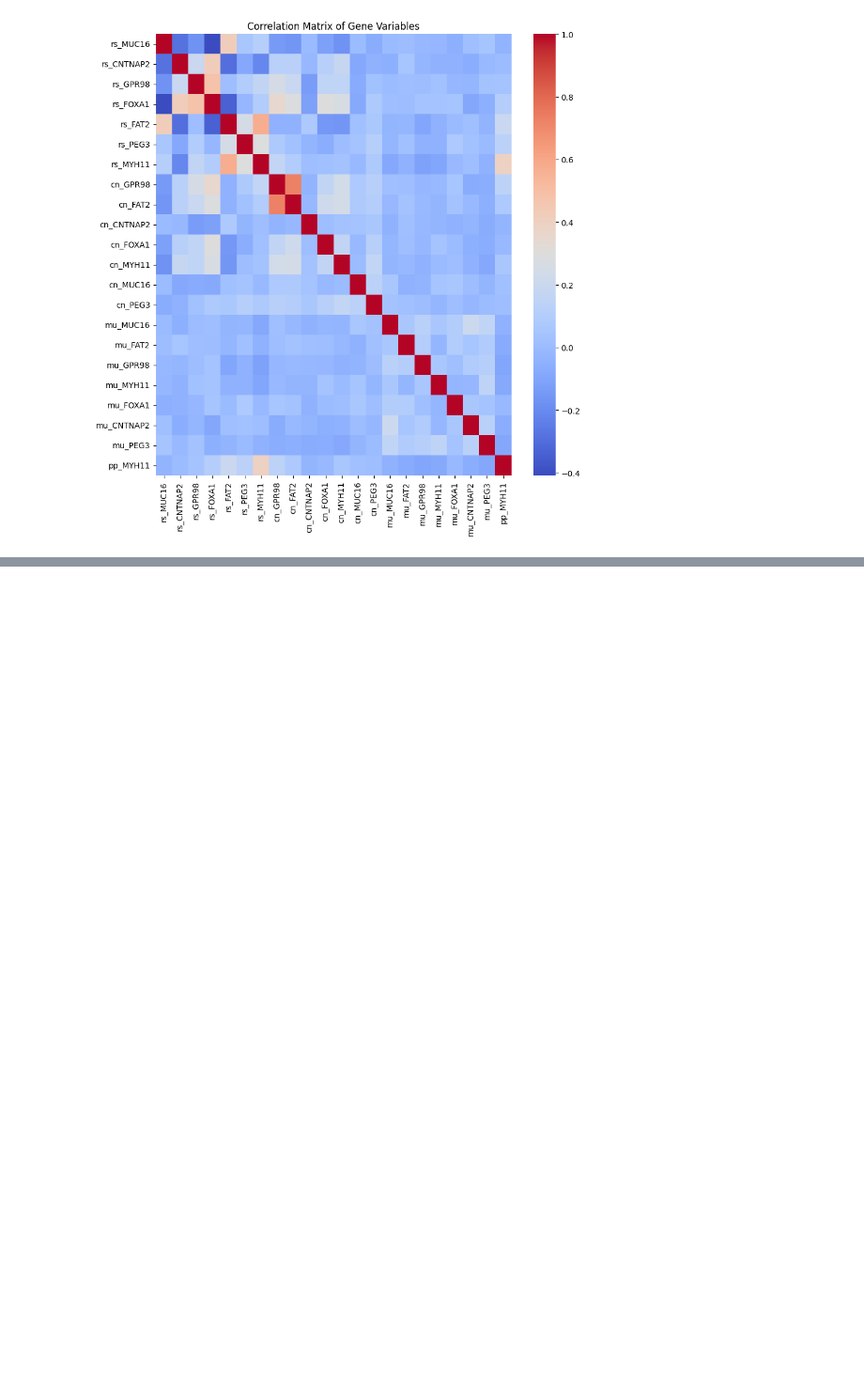
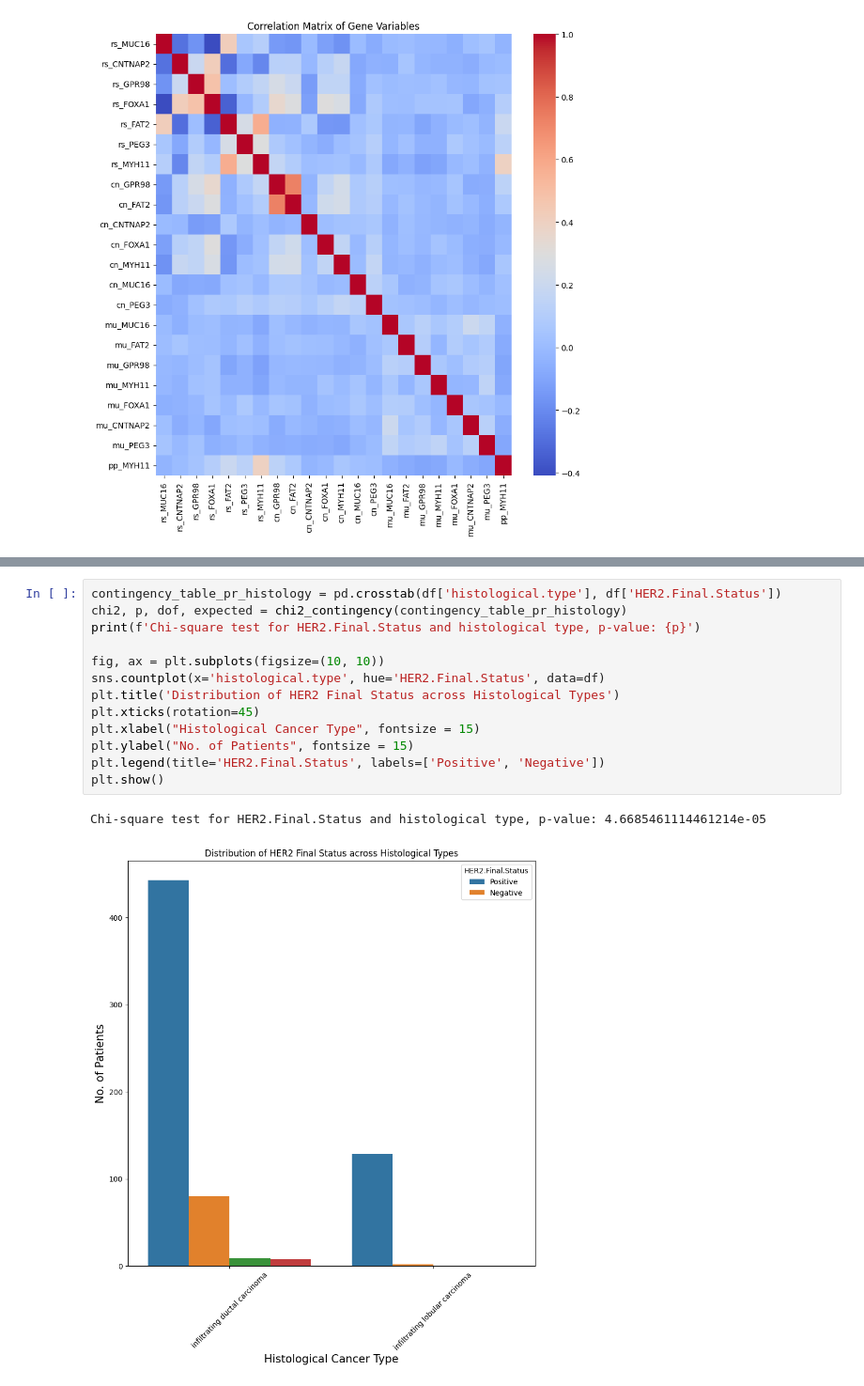
Before and after one commit to mehlu22/CSDS-458-Final-Project, a Jupyter notebook: final_code.ipynb, the cells around one changed output, grey strips where cells are left out. Shown at 94% size. Drawn from its saved outputs; the diff is of its cells as text; blank space fills up the shorter version.

```diff
--- a/final_code.ipynb
+++ b/final_code.ipynb
@@ -381,0 +444,16 @@ plt.show()
+# %%
+contingency_table_pr_histology = pd.crosstab(df['histological.type'], df['HER2.Final.Status'])
+chi2, p, dof, expected = chi2_contingency(contingency_table_pr_histology)
+print(f'Chi-square test for HER2.Final.Status and histological type, p-value: {p}')
+
+fig, ax = plt.subplots(figsize=(10, 10))
+sns.countplot(x='histological.type', hue='HER2.Final.Status', data=df)
+plt.title('Distribution of HER2 Final Status across Histological Types')
+plt.xticks(rotation=45)
+plt.xlabel("Histological Cancer Type", fontsize = 15)
+plt.ylabel("No. of Patients", fontsize = 15)
+plt.legend(title='HER2.Final.Status', labels=['Positive', 'Negative'])
+plt.show()
+# %% [output]
+Chi-square test for HER2.Final.Status and histological type, p-value: 4.6685461114461214e-05
+[figure, added]
```
Also changed, not shown: parts of 14 cells of this notebook.
